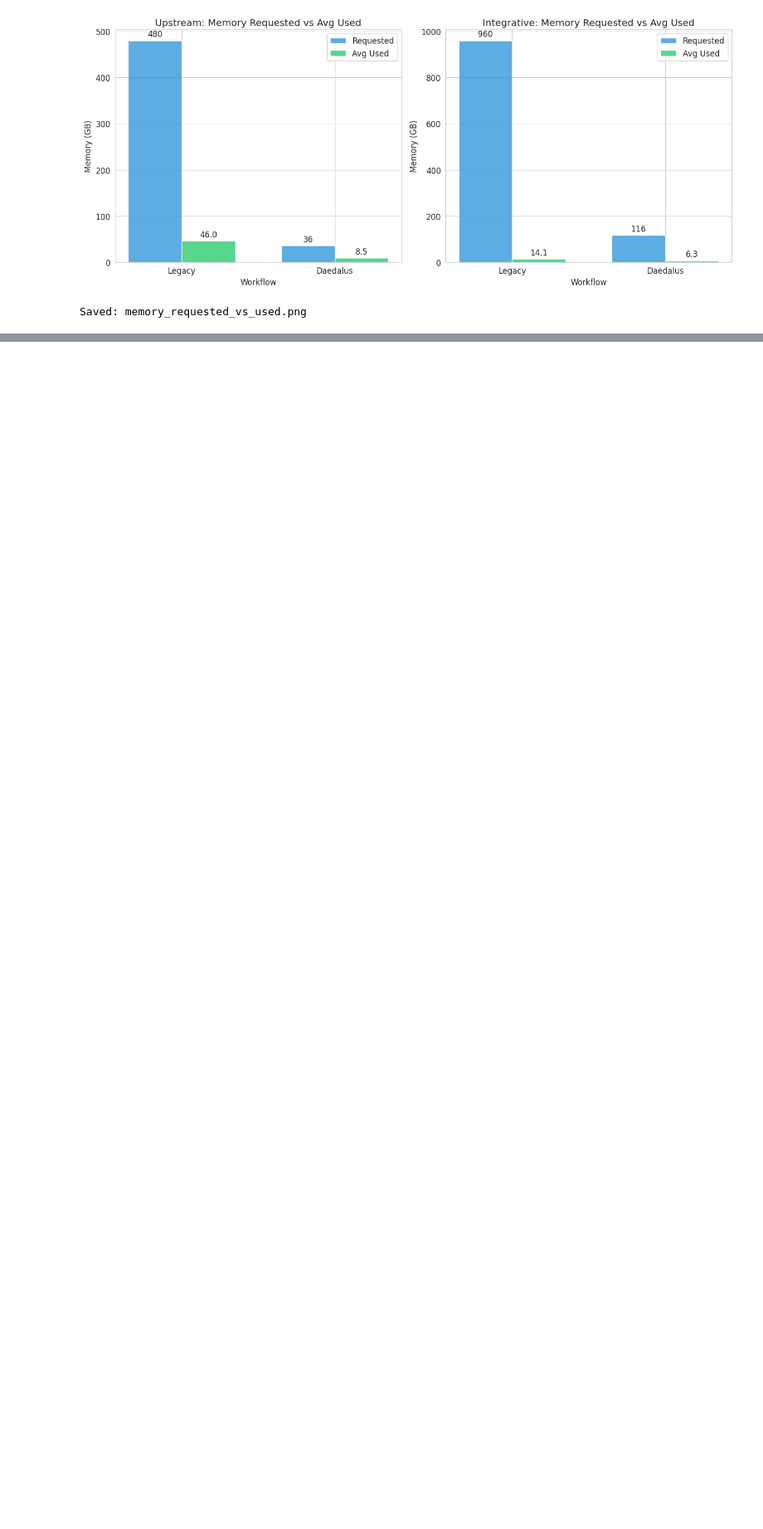
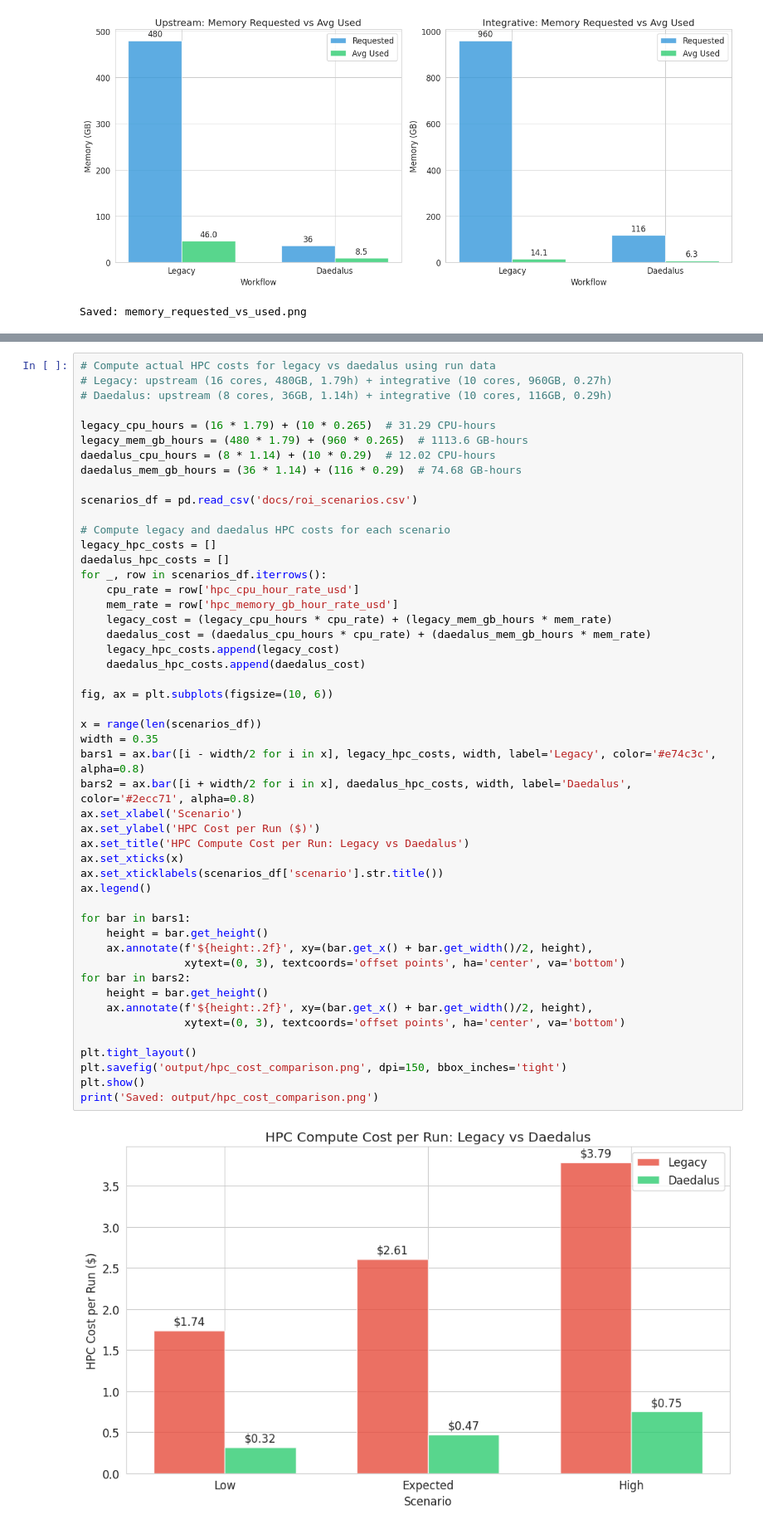
Before and after one commit to stjude-biohackathon/KIDS26-Team15, a Jupyter notebook: deliverables/roi-analysis/roi_analysis_notebook.ipynb, the cells around one changed output, grey strips where cells are left out. Shown at 83% size. Drawn from its saved outputs; the diff is of its cells as text; blank space fills up the shorter version.

```diff
--- a/deliverables/roi-analysis/roi_analysis_notebook.ipynb
+++ b/deliverables/roi-analysis/roi_analysis_notebook.ipynb
@@ -353,0 +441,51 @@ Saved: memory_requested_vs_used.png
+# %%
+# Compute actual HPC costs for legacy vs daedalus using run data
+# Legacy: upstream (16 cores, 480GB, 1.79h) + integrative (10 cores, 960GB, 0.27h)
+# Daedalus: upstream (8 cores, 36GB, 1.14h) + integrative (10 cores, 116GB, 0.29h)
+
+legacy_cpu_hours = (16 * 1.79) + (10 * 0.265)  # 31.29 CPU-hours
+legacy_mem_gb_hours = (480 * 1.79) + (960 * 0.265)  # 1113.6 GB-hours
+daedalus_cpu_hours = (8 * 1.14) + (10 * 0.29)  # 12.02 CPU-hours
+daedalus_mem_gb_hours = (36 * 1.14) + (116 * 0.29)  # 74.68 GB-hours
+
+scenarios_df = pd.read_csv('docs/roi_scenarios.csv')
+
+# Compute legacy and daedalus HPC costs for each scenario
+legacy_hpc_costs = []
+daedalus_hpc_costs = []
+for _, row in scenarios_df.iterrows():
+    cpu_rate = row['hpc_cpu_hour_rate_usd']
+    mem_rate = row['hpc_memory_gb_hour_rate_usd']
+    legacy_cost = (legacy_cpu_hours * cpu_rate) + (legacy_mem_gb_hours * mem_rate)
+    daedalus_cost = (daedalus_cpu_hours * cpu_rate) + (daedalus_mem_gb_hours * mem_rate)
+    legacy_hpc_costs.append(legacy_cost)
+    daedalus_hpc_costs.append(daedalus_cost)
+
+fig, ax = plt.subplots(figsize=(10, 6))
+
+x = range(len(scenarios_df))
+width = 0.35
+bars1 = ax.bar([i - width/2 for i in x], legacy_hpc_costs, width, label='Legacy', color='#e74c3c', alpha=0.8)
+bars2 = ax.bar([i + width/2 for i in x], daedalus_hpc_costs, width, label='Daedalus', color='#2ecc71', alpha=0.8)
+ax.set_xlabel('Scenario')
+ax.set_ylabel('HPC Cost per Run ($)')
+ax.set_title('HPC Compute Cost per Run: Legacy vs Daedalus')
+ax.set_xticks(x)
+ax.set_xticklabels(scenarios_df['scenario'].str.title())
+ax.legend()
+
+for bar in bars1:
+    height = bar.get_height()
+    ax.annotate(f'${height:.2f}', xy=(bar.get_x() + bar.get_width()/2, height),
+                xytext=(0, 3), textcoords='offset points', ha='center', va='bottom')
+for bar in bars2:
+    height = bar.get_height()
+    ax.annotate(f'${height:.2f}', xy=(bar.get_x() + bar.get_width()/2, height),
+                xytext=(0, 3), textcoords='offset points', ha='center', va='bottom')
+
+plt.tight_layout()
+plt.savefig('output/hpc_cost_comparison.png', dpi=150, bbox_inches='tight')
+plt.show()
+print('Saved: output/hpc_cost_comparison.png')
+# %% [output]
+[figure, added]
```
Also changed, not shown: parts of 9 cells of this notebook, 10 other files.
